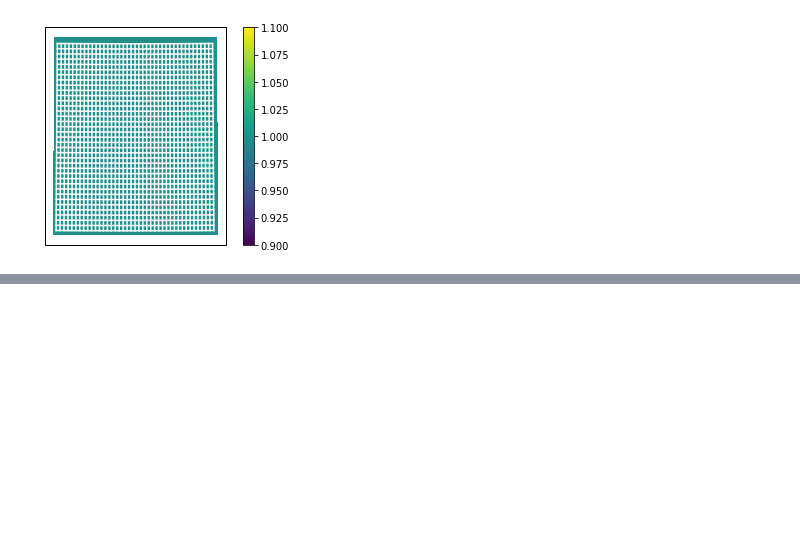
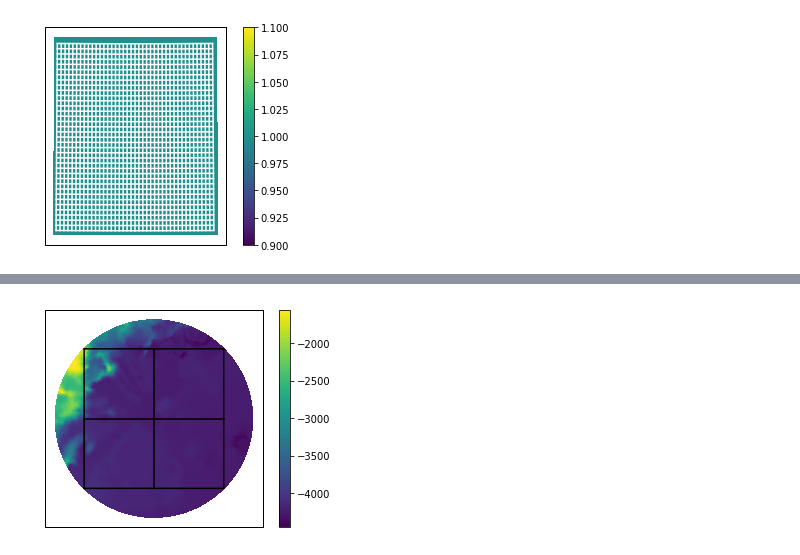
Before and after one commit to adcroft/thin-wall-topography, a Jupyter notebook: python/04 Demo simple refinement to sample a regular grid.ipynb, the cells around one changed output, grey strips where cells are left out. Saved outputs shown, nothing was run; the diff lists cells and outputs as text; code cells hidden in the pictures; blank space fills up the shorter version.

Commit message:
Work around for pole resolution problem

```diff
--- a/python/04 Demo simple refinement to sample a regular grid.ipynb
+++ b/python/04 Demo simple refinement to sample a regular grid.ipynb
@@ -122,0 +125,26 @@ target_mesh.refine_loop( topo_lon, topo_lat );
+# %%
+# Mesh across North Pole
+target_mesh = GMesh.GMesh( lon=np.linspace(-.5, .5, 3), lat=np.linspace(-.5, .5, 3) )
+target_mesh.rotate(y_rot=-90)
+print( target_mesh.lat.max() )
+
+# Reload topography
+topo_lon = np.array( topo_data.variables[vx][:] )
+topo_lat = np.array( topo_data.variables[vy][:] )
+print('topography grid array shapes: ' , topo_lon.shape,topo_lat.shape)
+print('topography longitude range:',topo_lon.min(),topo_lon.max())
+print('topography latitude range:',topo_lat.min(),topo_lat.max())
+# Indices in topographic data
+ti,tj = target_mesh.find_nn_uniform_source( topo_lon, topo_lat )
+tis,tjs = slice(ti.min(), ti.max()+1,1), slice(tj.min(), tj.max()+1,1)
+tis=slice(0,43200,5)
+print('Slices:', tis, tjs )
+# Read elevation data
+topo_elv = topo_data.variables[ve][tjs,tis]
+# Extract appropriate coordinates
+topo_lon = topo_lon[tis]
+topo_lat = topo_lat[tjs]
+
+print('Topo shape:', topo_elv.shape)
+print('topography longitude range:',topo_lon.min(),topo_lon.max())
+print('topography latitude range:',topo_lat.min(),topo_lat.max())
@@ -122,0 +160,9 @@ target_mesh.refine_loop( topo_lon, topo_lat );
+# %%
+ax = plt.subplot(111, projection=cartopy.crs.NorthPolarStereo())
+topomesh = GMesh.GMesh(lon=topo_lon, lat=topo_lat, from_cell_center=True)
+im = topomesh.pcolormesh(ax, topo_elv, transform=cartopy.crs.PlateCarree())
+plt.colorbar(im,ax=ax)
+
+target_mesh.plot(ax, transform=cartopy.crs.Geodetic())
+# %% [output]
+[figure, added]
```
Also changed, not shown: parts of 6 cells of this notebook, 1 other file.
